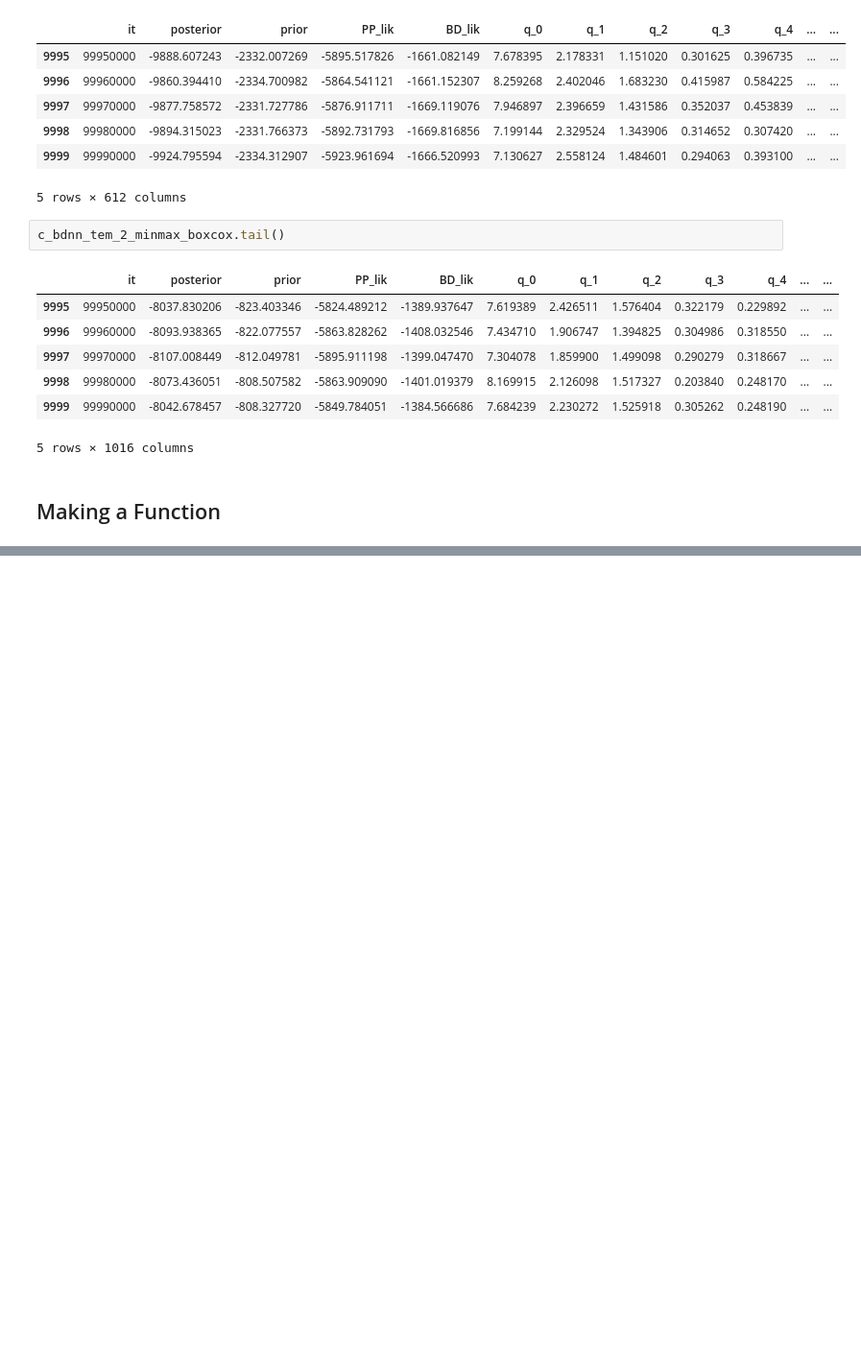
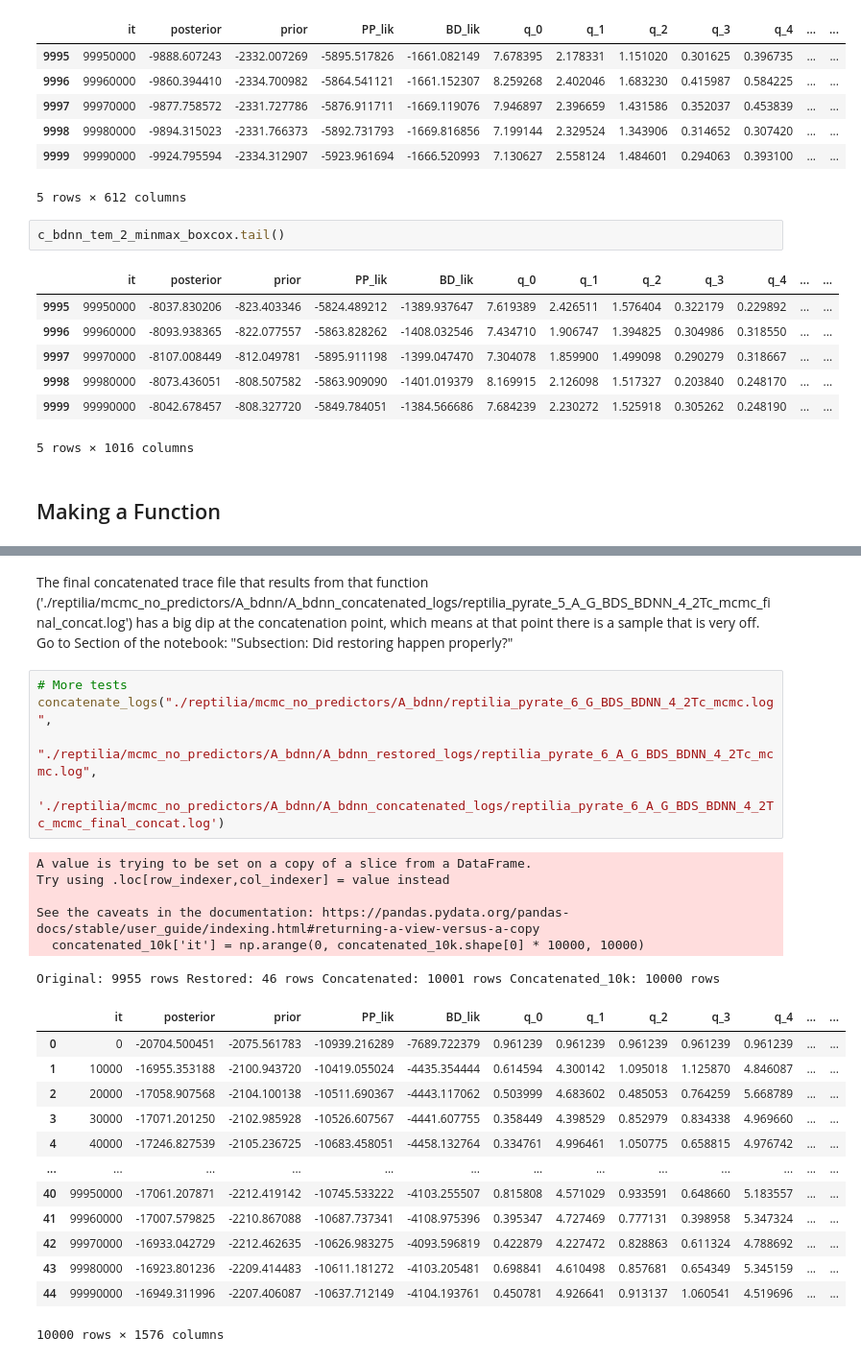
Before and after one commit to shelleylwang/pt_diversity_rates, a Jupyter notebook: mcmc_logs_eda.ipynb, the cells around one changed output, grey strips where cells are left out. Shown at 96% size. Drawn from its saved outputs; the diff is of its cells as text; blank space fills up the shorter version.

```diff
--- a/mcmc_logs_eda.ipynb
+++ b/mcmc_logs_eda.ipynb
@@ -267,0 +326,27 @@ def concatenate_logs(original_log, restored_log, output_log):
+# %% [markdown]
+The final concatenated trace file that results from that function ('./reptilia/mcmc_no_predictors/A_bdnn/A_bdnn_concatenated_logs/reptilia_pyrate_5_A_G_BDS_BDNN_4_2Tc_mcmc_final_concat.log') has a big dip at the concatenation point, which means at that point there is a sample that is very off. Go to Section of the notebook: "Subsection: Did restoring happen properly?"
+# %%
+# More tests
+concatenate_logs("./reptilia/mcmc_no_predictors/A_bdnn/reptilia_pyrate_6_G_BDS_BDNN_4_2Tc_mcmc.log",
+                           "./reptilia/mcmc_no_predictors/A_bdnn/A_bdnn_restored_logs/reptilia_pyrate_6_A_G_BDS_BDNN_4_2Tc_mcmc.log",
+                           './reptilia/mcmc_no_predictors/A_bdnn/A_bdnn_concatenated_logs/reptilia_pyrate_6_A_G_BDS_BDNN_4_2Tc_mcmc_final_concat.log')
+# %% [output]
+A value is trying to be set on a copy of a slice from a DataFrame.
+Try using .loc[row_indexer,col_indexer] = value instead
+
+See the caveats in the documentation: https://pandas.pydata.org/pandas-docs/stable/user_guide/indexing.html#returning-a-view-versus-a-copy
+  concatenated_10k['it'] = np.arange(0, concatenated_10k.shape[0] * 10000, 10000)
+Original: 9955 rows Restored: 46 rows Concatenated: 10001 rows Concatenated_10k: 10000 rows
+|  | it | posterior | prior | PP_lik | BD_lik | q_0 | q_1 | q_2 | q_3 | q_4 | ... | ... |
+| 0 | 0 | -20704.500451 | -2075.561783 | -10939.216289 | -7689.722379 | 0.961239 | 0.961239 | 0.961239 | 0.961239 | 0.961239 | ... | ... |
+| 1 | 10000 | -16955.353188 | -2100.943720 | -10419.055024 | -4435.354444 | 0.614594 | 4.300142 | 1.095018 | 1.125870 | 4.846087 | ... | ... |
+| 2 | 20000 | -17058.907568 | -2104.100138 | -10511.690367 | -4443.117062 | 0.503999 | 4.683602 | 0.485053 | 0.764259 | 5.668789 | ... | ... |
+| 3 | 30000 | -17071.201250 | -2102.985928 | -10526.607567 | -4441.607755 | 0.358449 | 4.398529 | 0.852979 | 0.834338 | 4.969660 | ... | ... |
+| 4 | 40000 | -17246.827539 | -2105.236725 | -10683.458051 | -4458.132764 | 0.334761 | 4.996461 | 1.050775 | 0.658815 | 4.976742 | ... | ... |
+| ... | ... | ... | ... | ... | ... | ... | ... | ... | ... | ... | ... | ... |
+| 40 | 99950000 | -17061.207871 | -2212.419142 | -10745.533222 | -4103.255507 | 0.815808 | 4.571029 | 0.933591 | 0.648660 | 5.183557 | ... | ... |
+| 41 | 99960000 | -17007.579825 | -2210.867088 | -10687.737341 | -4108.975396 | 0.395347 | 4.727469 | 0.777131 | 0.398958 | 5.347324 | ... | ... |
+| 42 | 99970000 | -16933.042729 | -2212.462635 | -10626.983275 | -4093.596819 | 0.422879 | 4.227472 | 0.828863 | 0.611324 | 4.788692 | ... | ... |
+| 43 | 99980000 | -16923.801236 | -2209.414483 | -10611.181272 | -4103.205481 | 0.698841 | 4.610498 | 0.857681 | 0.654349 | 5.345159 | ... | ... |
+| 44 | 99990000 | -16949.311996 | -2207.406087 | -10637.712149 | -4104.193761 | 0.450781 | 4.926641 | 0.913137 | 1.060541 | 4.519696 | ... | ... |
+10000 rows × 1576 columns
```
Also changed, not shown: parts of 9 cells of this notebook.
